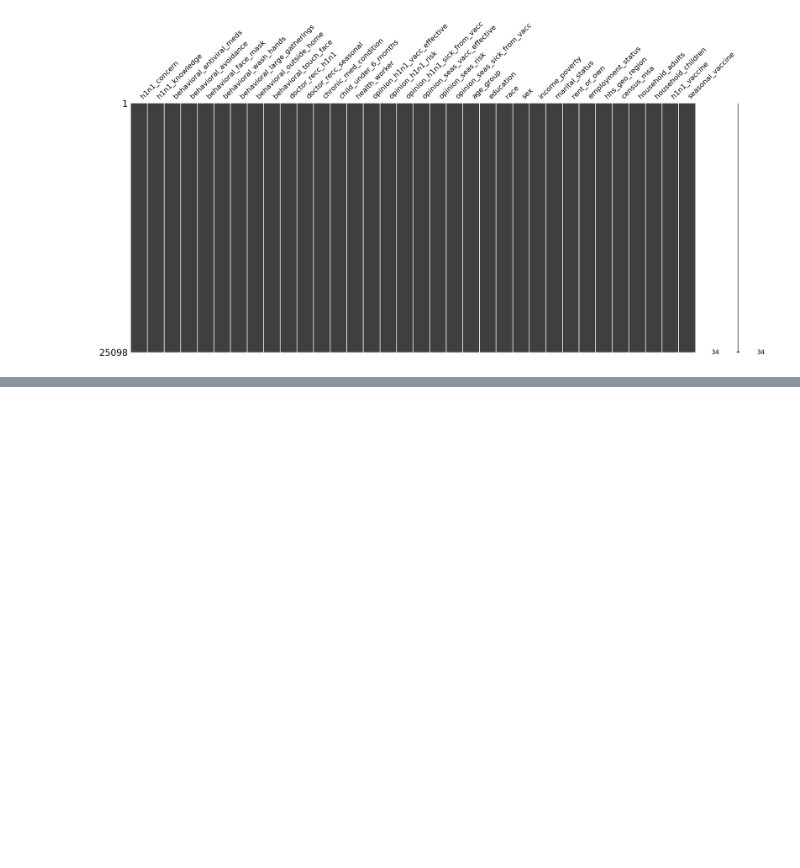
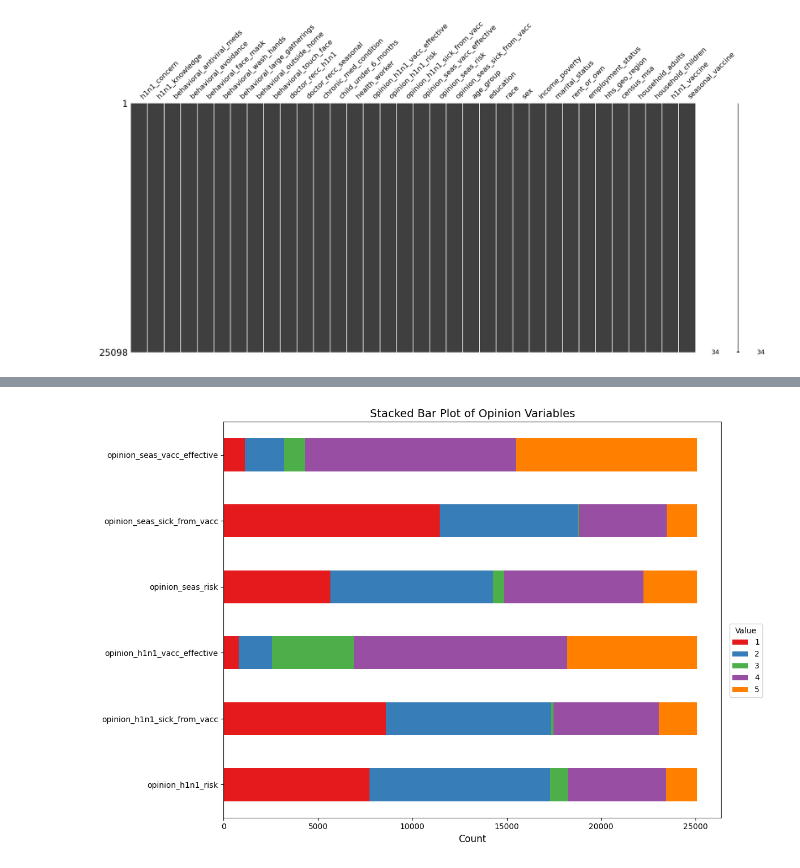
Before and after one commit to dguevaraapaza/H1N1-Seasonal-Flu-Vaccine, a Jupyter notebook: 1-Data-wrangling.ipynb, the cells around one changed output, grey strips where cells are left out. Cells and saved outputs as stored; diff of their text form; code cells hidden in the pictures; blank space fills up the shorter version.

```diff
--- a/H1N1_and_seasonal_flu_vaccines.ipynb
+++ b/1-Data-wrangling.ipynb
@@ -699,0 +323,33 @@ plt.show()
+# %%
+# Opinion
+
+## Visulizating opinion variables
+
+# Stackbar
+melted_data = vac[opinion].melt(var_name='Variable', value_name='Value')
+
+# Count occurrences of 0s and 1s for each variable
+counts = melted_data.groupby(['Variable', 'Value']).size().reset_index(name='Count')
+counts.Value = counts.Value.astype(int)
+# Pivot the DataFrame to create a pivot table
+pivot_df = counts.pivot_table(index='Variable', columns='Value', values='Count', aggfunc='sum', fill_value=0)
+
+# Create a figure and set its size explicitly
+fig, ax = plt.subplots(figsize=(12, 8))  # Adjust the size here
+
+# Plotting the stacked bar plot
+pivot_df.plot(kind='barh', stacked=True, color=plt.cm.Set1.colors, ax=ax)  # Specify the ax here
+
+# Customizing the plot
+ax.set_title('Stacked Bar Plot of Opinion Variables', fontsize=14)
+ax.set_xlabel('Count', fontsize=12)
+ax.set_ylabel('')
+ax.legend(title='Value', loc='upper center', bbox_to_anchor=(1.05, 0.5))
+
+# Ensure the layout is tight
+plt.tight_layout()
+
+# Show the plot
+plt.show()
+# %% [output]
+[figure, added]
```
Also changed, not shown: parts of 146 cells of this notebook, 2 other files.
